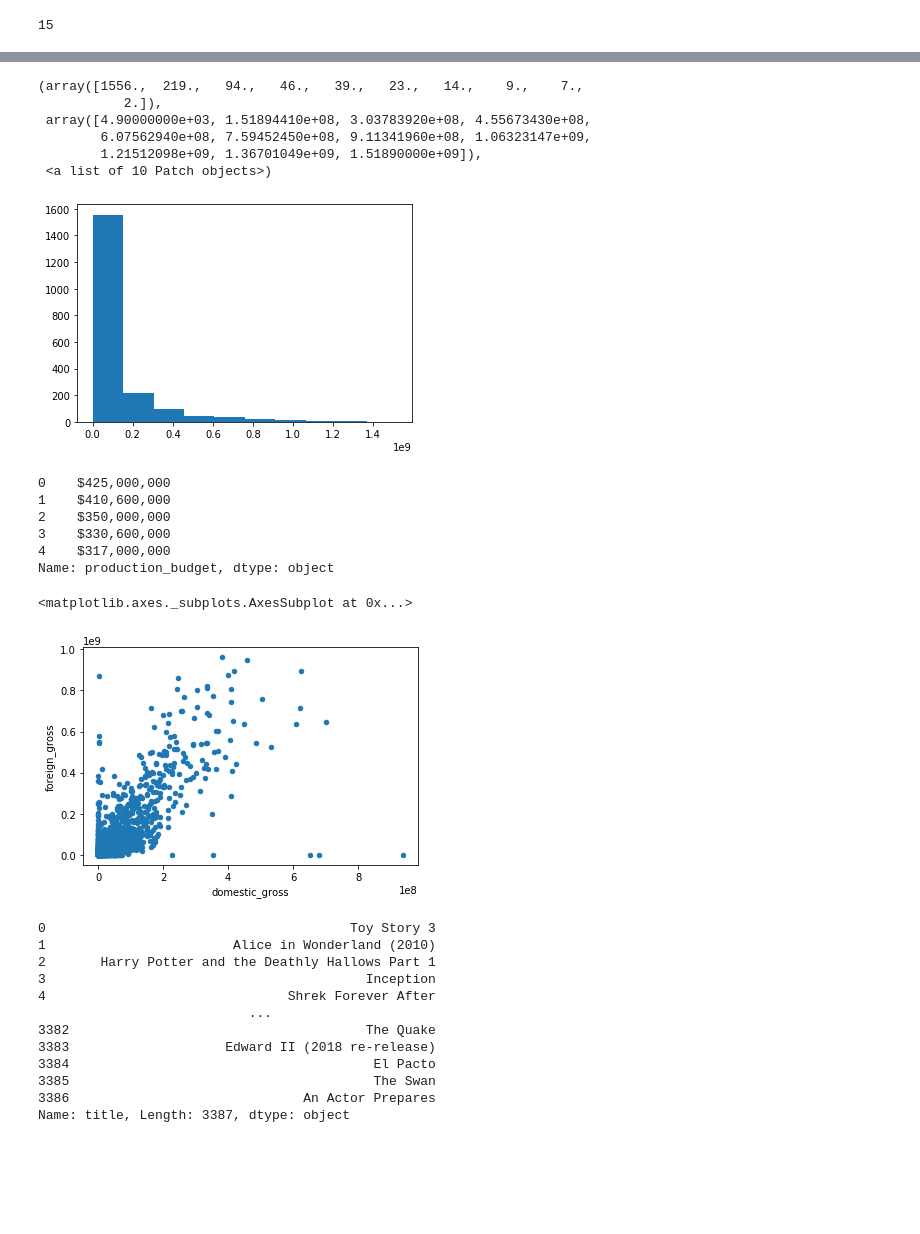
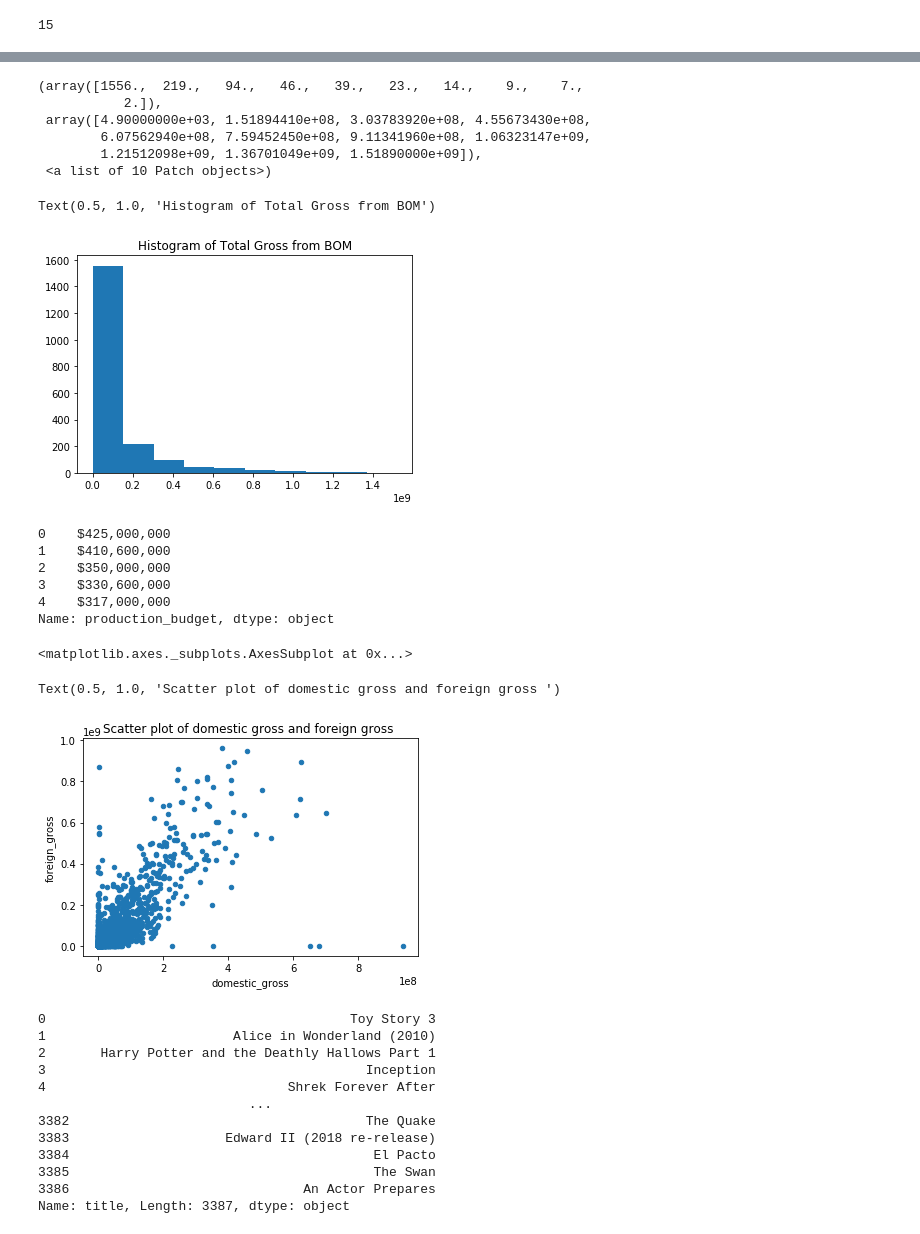
Before and after one commit to dapsavoie/dsc-mod-1-project-v2-1-online-ds-ft-120919, a Jupyter notebook: student.ipynb, the cells around one changed output, grey strips where cells are left out. Cells and saved outputs as stored; diff of their text form; code cells hidden in the pictures; blank space fills up the shorter version.

```diff
--- a/student.ipynb
+++ b/student.ipynb
@@ -356,15 +383,17 @@ data = bom_movie_gross['total_gross']
 data2 = bom_movie_gross['title']
 # %%
 plt.hist(data, bins=10)
+plt.title('Histogram of Total Gross from BOM')
 plt.show()
 # %% [output]
 (array([1556.,  219.,   94.,   46.,   39.,   23.,   14.,    9.,    7.,
            2.]),
  array([4.90000000e+03, 1.51894410e+08, 3.03783920e+08, 4.55673430e+08,
         6.07562940e+08, 7.59452450e+08, 9.11341960e+08, 1.06323147e+09,
         1.21512098e+09, 1.36701049e+09, 1.51890000e+09]),
  <a list of 10 Patch objects>)
+Text(0.5, 1.0, 'Histogram of Total Gross from BOM')
-[figure, old version]
+[figure, new version]
 # %%
 prod_budget = tn_movies_budgets['production_budget']
 prod_budget.head()
@@ -380,9 +409,12 @@ Name: production_budget, dtype: object
 
 bom_movie_gross.plot.scatter(x = 'domestic_gross',
                             y = 'foreign_gross')
+
+plt.title('Scatter plot of domestic gross and foreign gross ')
 # %% [output]
 <matplotlib.axes._subplots.AxesSubplot at 0x...>
+Text(0.5, 1.0, 'Scatter plot of domestic gross and foreign gross ')
-[figure, old version]
+[figure, new version]
 # %%
 bom_movie_gross['title']
 # %% [output]
```
Also changed, not shown: parts of 100 cells of this notebook.
